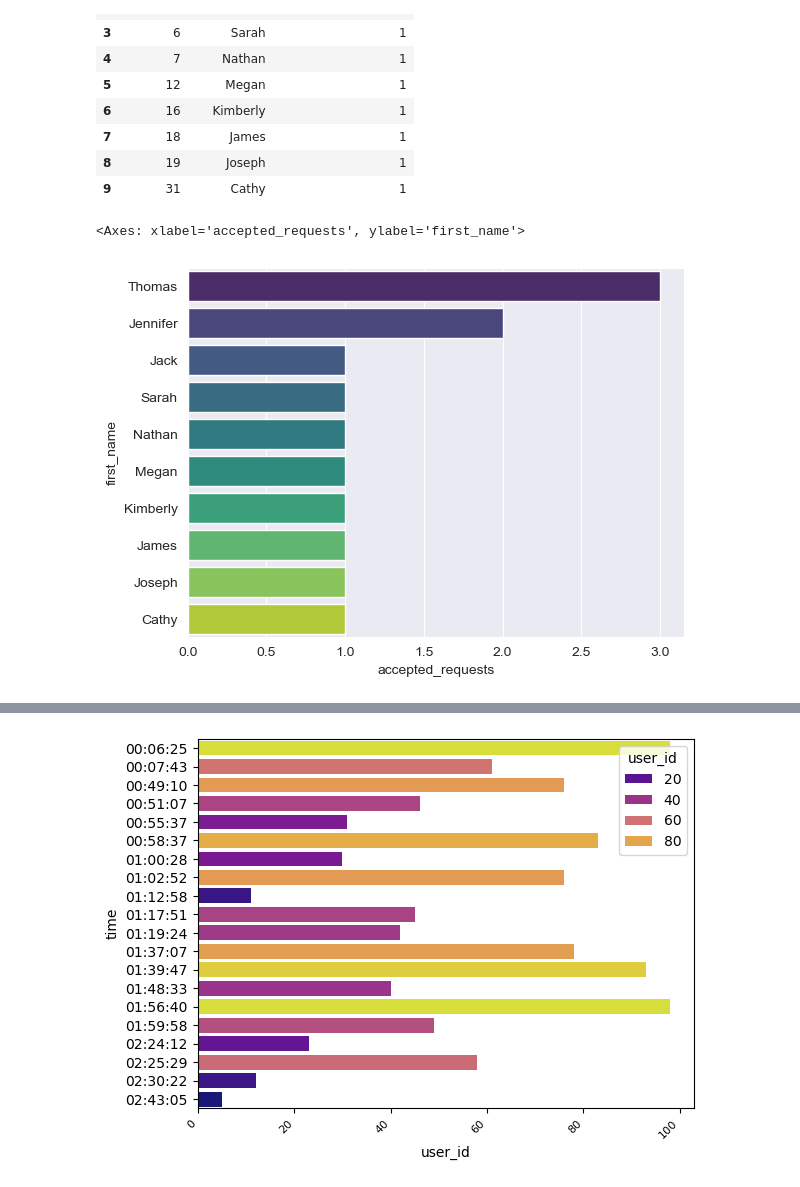
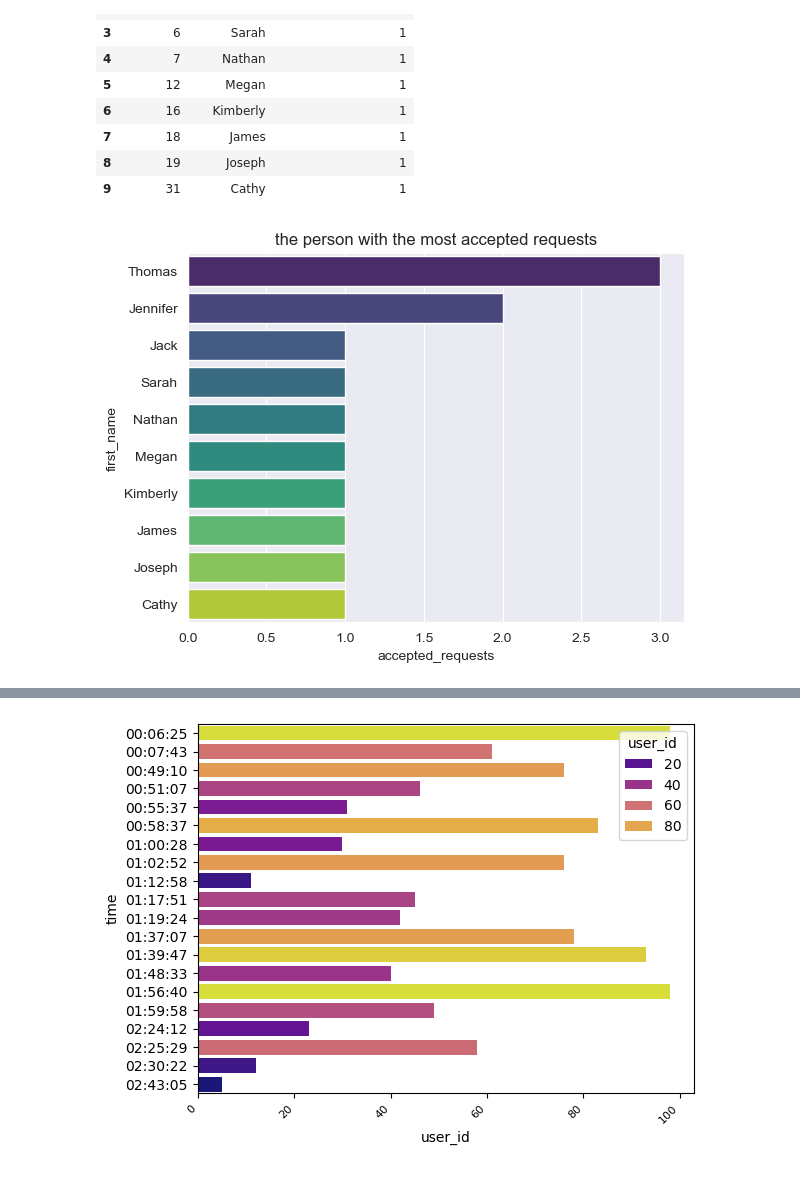
Before and after one commit to AlisonCG1/Project-datacopy, a Jupyter notebook: exploratory.ipynb, the cells around one changed output, grey strips where cells are left out. Cells and saved outputs as stored; diff of their text form; code cells hidden in the pictures.

```diff
--- a/exploratory.ipynb
+++ b/exploratory.ipynb
@@ -128,7 +129,8 @@ receiver_id
 | 8 | 19 | Joseph | 1 |
 | 9 | 31 | Cathy | 1 |
 # %%
-sns.barplot(receiver_id, x="accepted_requests", y="first_name", hue="first_name", legend=False, palette = "viridis")
+receiver_id = sns.barplot(receiver_id, x="accepted_requests", y="first_name", hue="first_name", legend=False, palette = "viridis")
+plt.title('the person with the most accepted requests')
+plt.show()
 # %% [output]
-<Axes: xlabel='accepted_requests', ylabel='first_name'>
-[figure, old version]
+[figure, new version]
```
Also changed, not shown: parts of 9 cells of this notebook.
